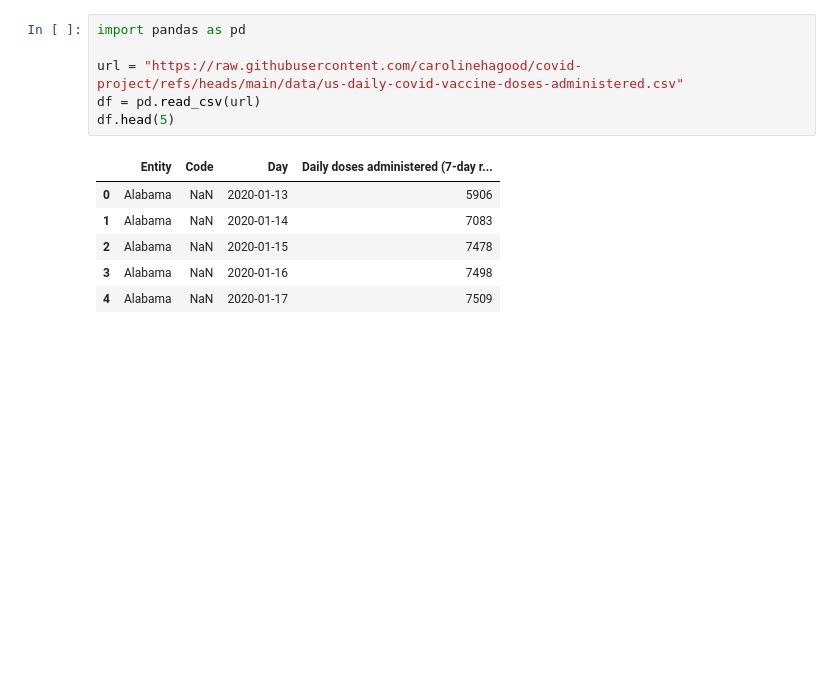
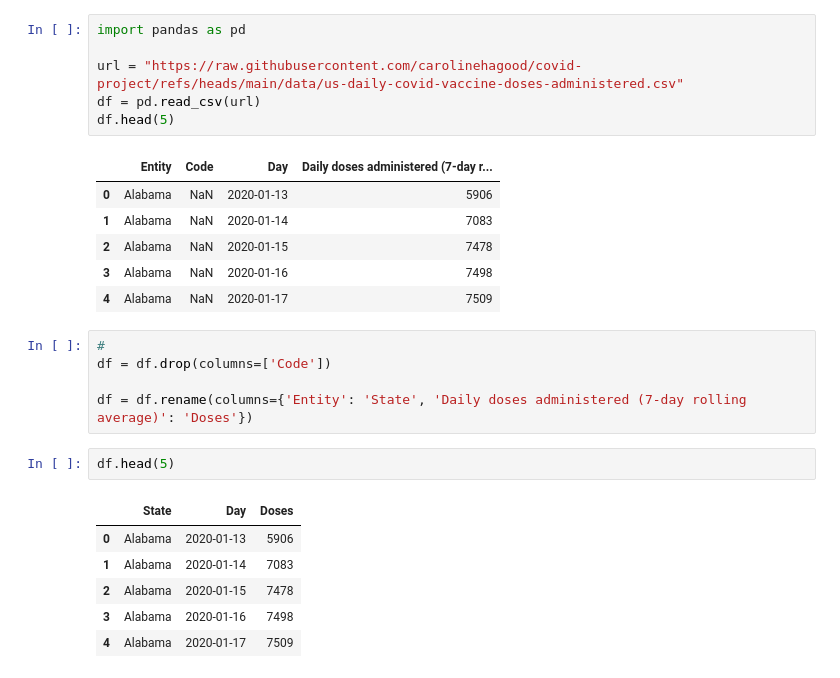
Before and after one commit to carolinehagood/covid-project, a Jupyter notebook: vaccine_data_cleaning.ipynb, the cells around one changed output. Cells and saved outputs as stored; diff of their text form; blank space fills up the shorter version.

```diff
--- a/vaccine_data_cleaning.ipynb
+++ b/vaccine_data_cleaning.ipynb
@@ -13,3 +13,17 @@ df.head(5)
 | 2 | Alabama | NaN | 2020-01-15 | 7478 |
 | 3 | Alabama | NaN | 2020-01-16 | 7498 |
 | 4 | Alabama | NaN | 2020-01-17 | 7509 |
+# %%
+#
+df = df.drop(columns=['Code'])
+
+df = df.rename(columns={'Entity': 'State', 'Daily doses administered (7-day rolling average)': 'Doses'})
+# %%
+df.head(5)
+# %% [output]
+|  | State | Day | Doses |
+| 0 | Alabama | 2020-01-13 | 5906 |
+| 1 | Alabama | 2020-01-14 | 7083 |
+| 2 | Alabama | 2020-01-15 | 7478 |
+| 3 | Alabama | 2020-01-16 | 7498 |
+| 4 | Alabama | 2020-01-17 | 7509 |
```
Also changed, not shown: parts of 1 cell of this notebook.
